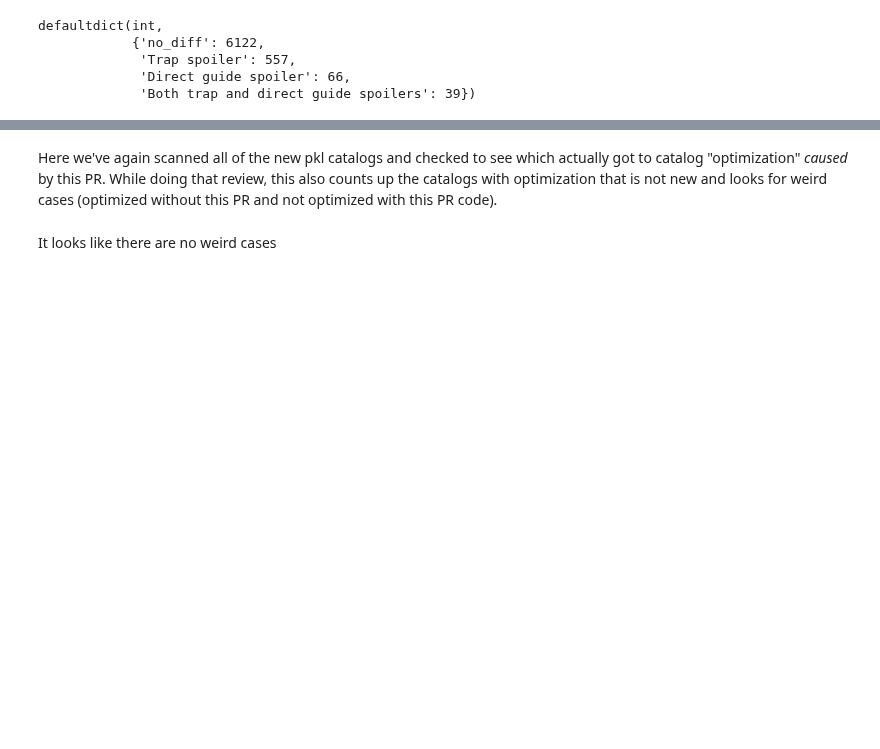
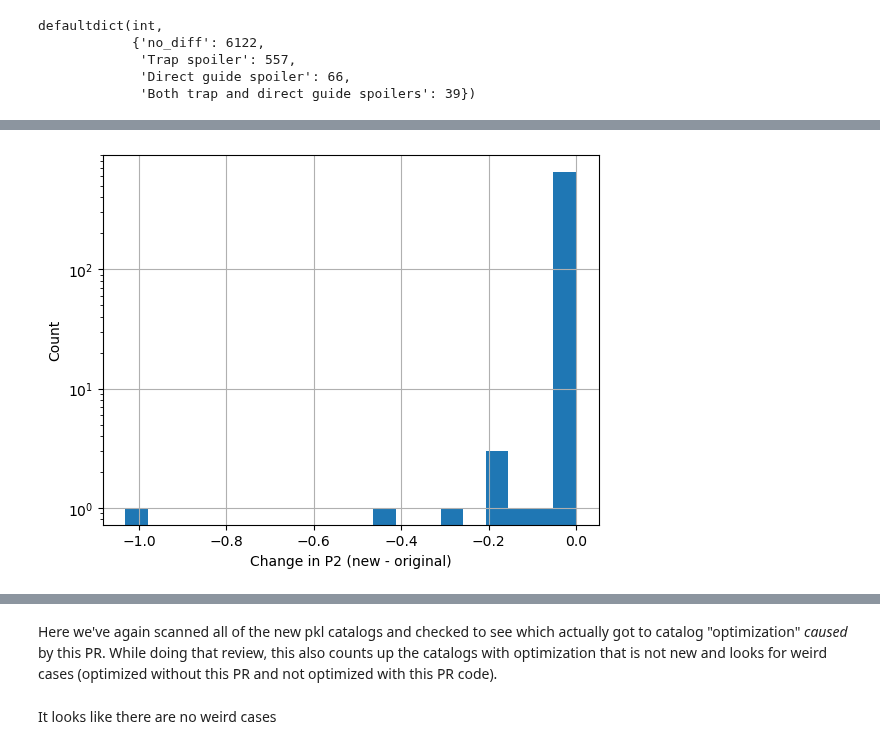
Before and after one commit to sot/proseco, a Jupyter notebook: validate/pr410-regression-optimization.ipynb, the cells around one changed output, grey strips where cells are left out. Saved outputs shown, nothing was run; the diff lists cells and outputs as text; code cells hidden in the pictures; blank space fills up the shorter version.

```diff
--- a/validate/pr410-regression-optimization.ipynb
+++ b/validate/pr410-regression-optimization.ipynb
@@ -78,0 +138,7 @@ defaultdict(int,
+# %%
+plt.hist(dat["p2_2"] - dat["p2_1"], bins=20, log=True);
+plt.xlabel('Change in P2 (new - original)')
+plt.ylabel('Count')
+plt.grid(True)
+# %% [output]
+[figure, added]
```
Also changed, not shown: parts of 15 cells of this notebook.
